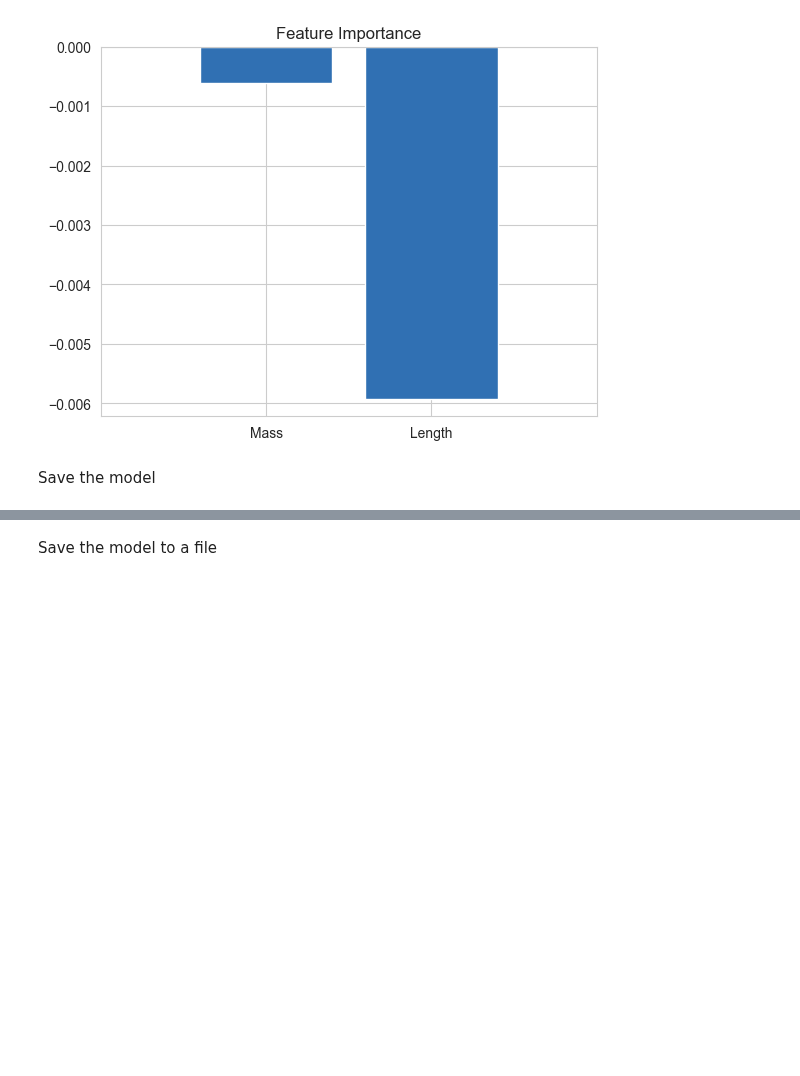
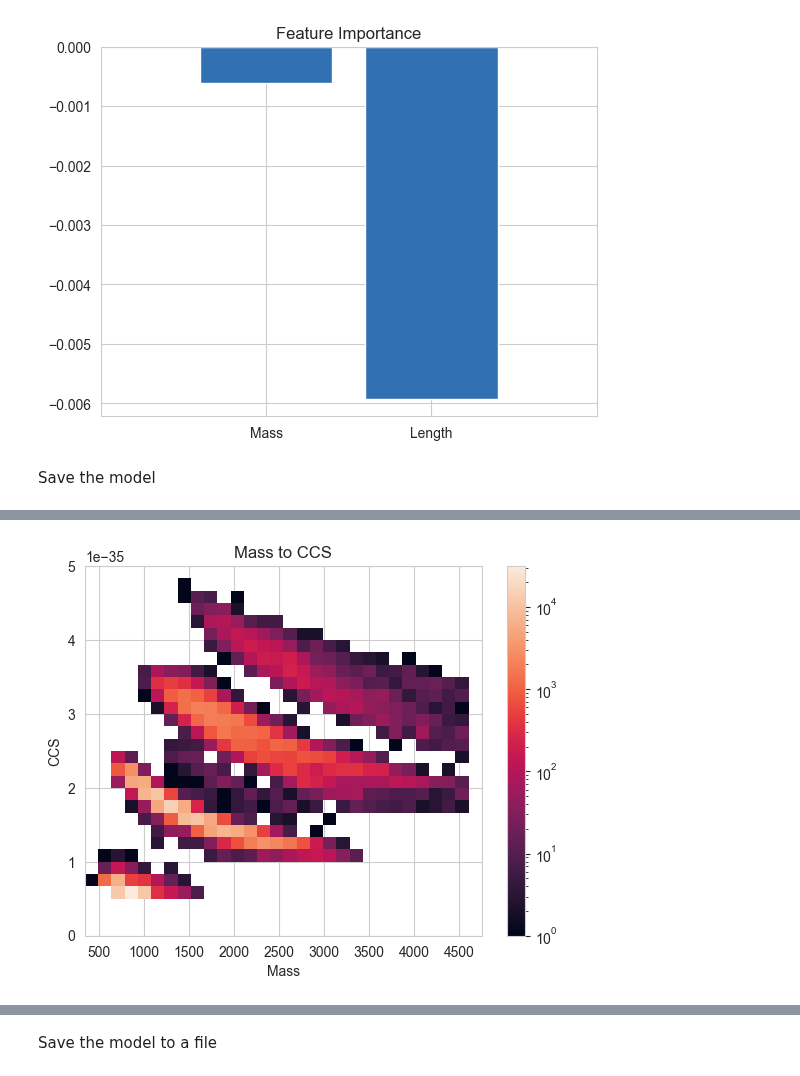
Before and after one commit to IngiumDev/ion-mobility-prediction, a Jupyter notebook: models/lin_reg/lin_reg_0.1_grouped_charged.ipynb, the cells around one changed output, grey strips where cells are left out. Cells and saved outputs as stored; diff of their text form; code cells hidden in the pictures; blank space fills up the shorter version.

```diff
--- a/models/lin_reg/lin_reg_0.1_grouped_charged.ipynb
+++ b/models/lin_reg/lin_reg_0.1_grouped_charged.ipynb
@@ -236,0 +393,12 @@ Save the model
+# %%
+x = mb_clean_frame["Mass"]
+y = mb_clean_frame["CCS"]
+
+plt.hist2d(x, y, bins=[30,30], norm=colors.LogNorm(), range=((350, 4750), (0, 5*1e-35)))
+plt.colorbar()
+plt.title(f"Mass to CCS")
+plt.xlabel("Mass")
+plt.ylabel("CCS")
+plt.show()
+# %% [output]
+[figure, added]
```
Also changed, not shown: parts of 4 cells of this notebook.
